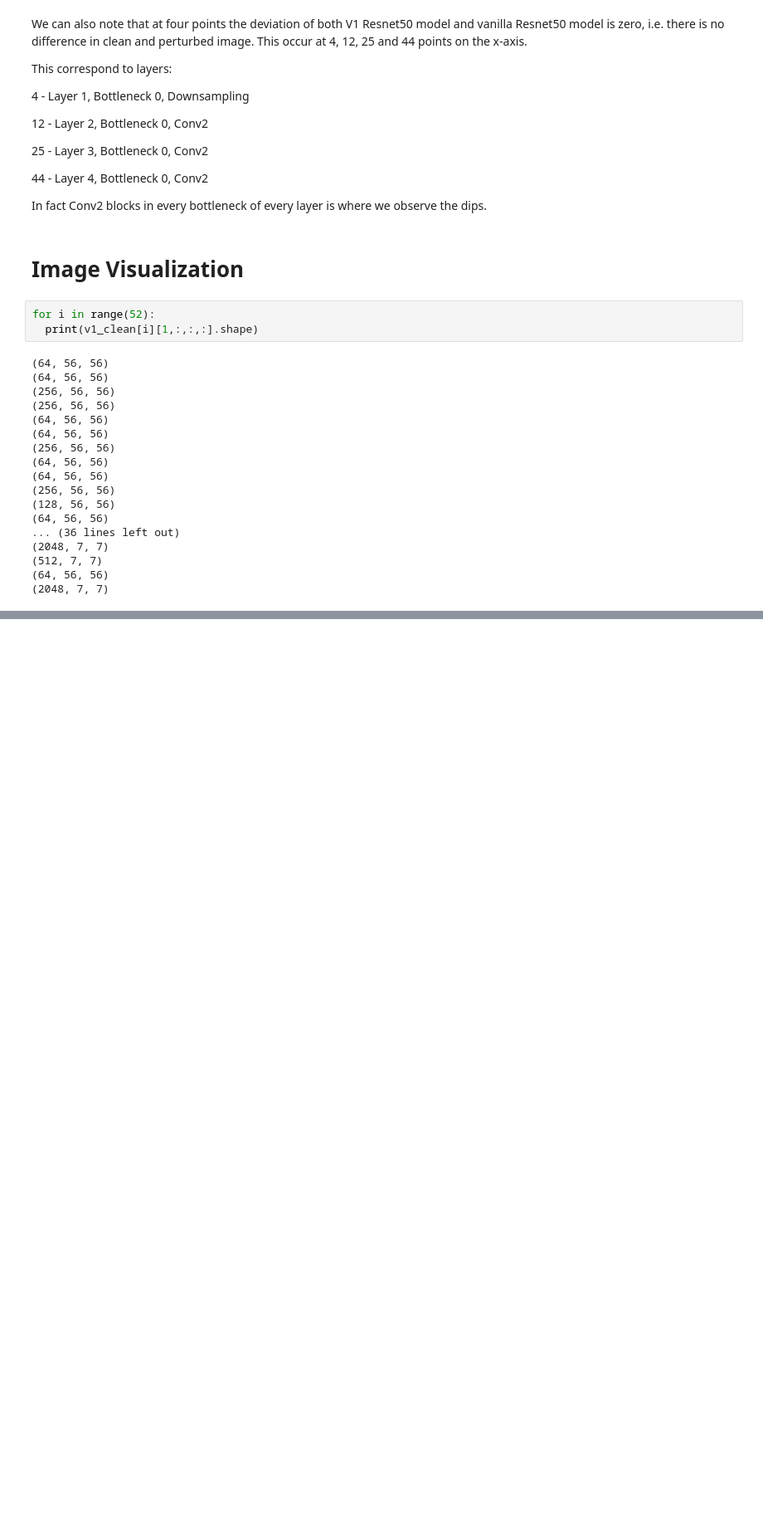
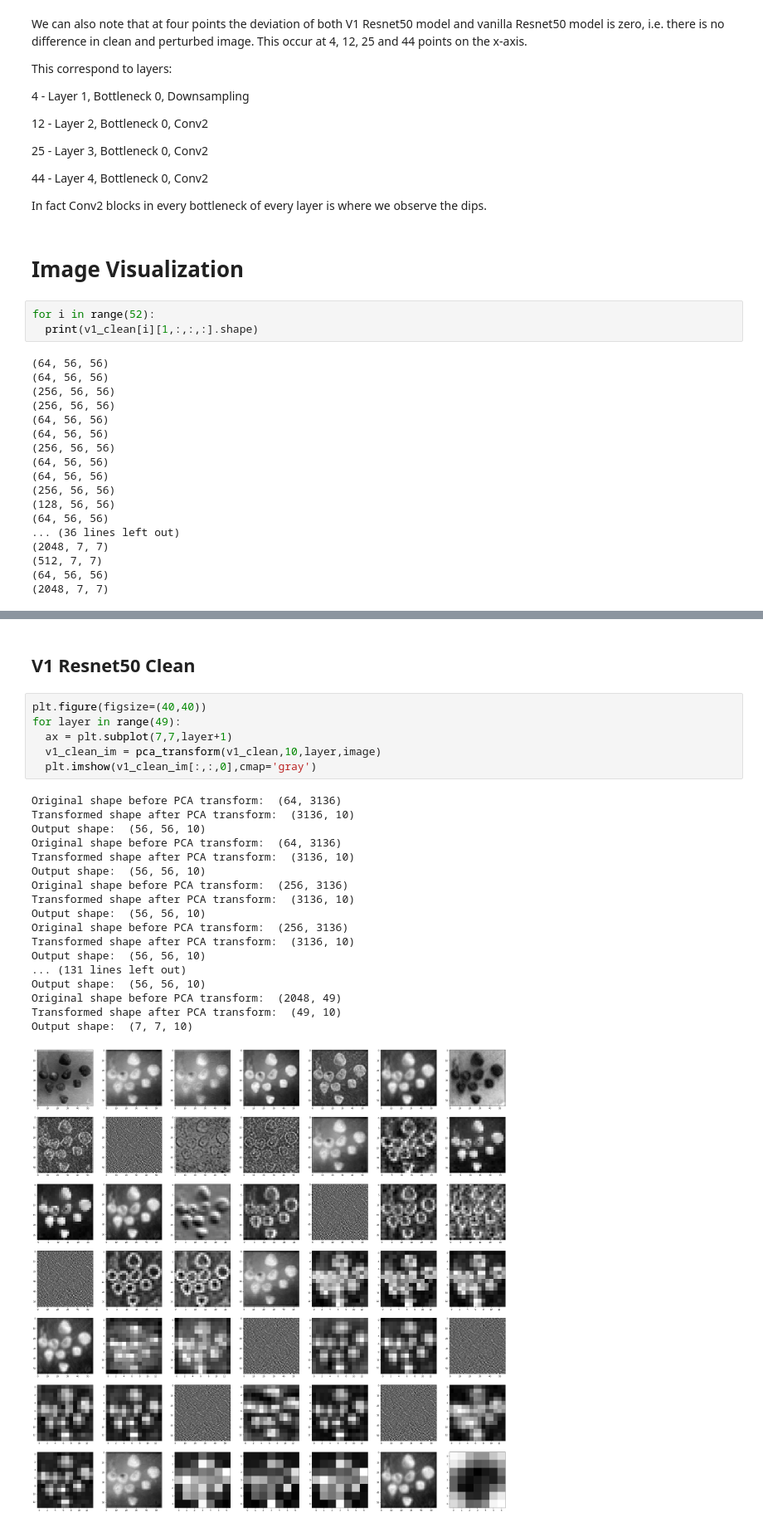
Before and after one commit to anjaliagarwal8/V1_Resnet-NMA, a Jupyter notebook: Feature_maps.ipynb, the cells around one changed output, grey strips where cells are left out. Shown at 83% size. Cells and saved outputs as stored; diff of their text form; blank space fills up the shorter version.

```diff
--- a/Feature_maps.ipynb
+++ b/Feature_maps.ipynb
@@ -162,0 +195,27 @@ plt.imshow(temp)
+# %% [markdown]
+## V1 Resnet50 Clean
+# %%
+plt.figure(figsize=(40,40))
+for layer in range(49):
+  ax = plt.subplot(7,7,layer+1)
+  v1_clean_im = pca_transform(v1_clean,10,layer,image)
+  plt.imshow(v1_clean_im[:,:,0],cmap='gray')
+# %% [output]
+Original shape before PCA transform:  (64, 3136)
+Transformed shape after PCA transform:  (3136, 10)
+Output shape:  (56, 56, 10)
+Original shape before PCA transform:  (64, 3136)
+Transformed shape after PCA transform:  (3136, 10)
+Output shape:  (56, 56, 10)
+Original shape before PCA transform:  (256, 3136)
+Transformed shape after PCA transform:  (3136, 10)
+Output shape:  (56, 56, 10)
+Original shape before PCA transform:  (256, 3136)
+Transformed shape after PCA transform:  (3136, 10)
+Output shape:  (56, 56, 10)
+... (131 lines left out)
+Output shape:  (56, 56, 10)
+Original shape before PCA transform:  (2048, 49)
+Transformed shape after PCA transform:  (49, 10)
+Output shape:  (7, 7, 10)
+[figure, added]
```
Also changed, not shown: parts of 12 cells of this notebook.
